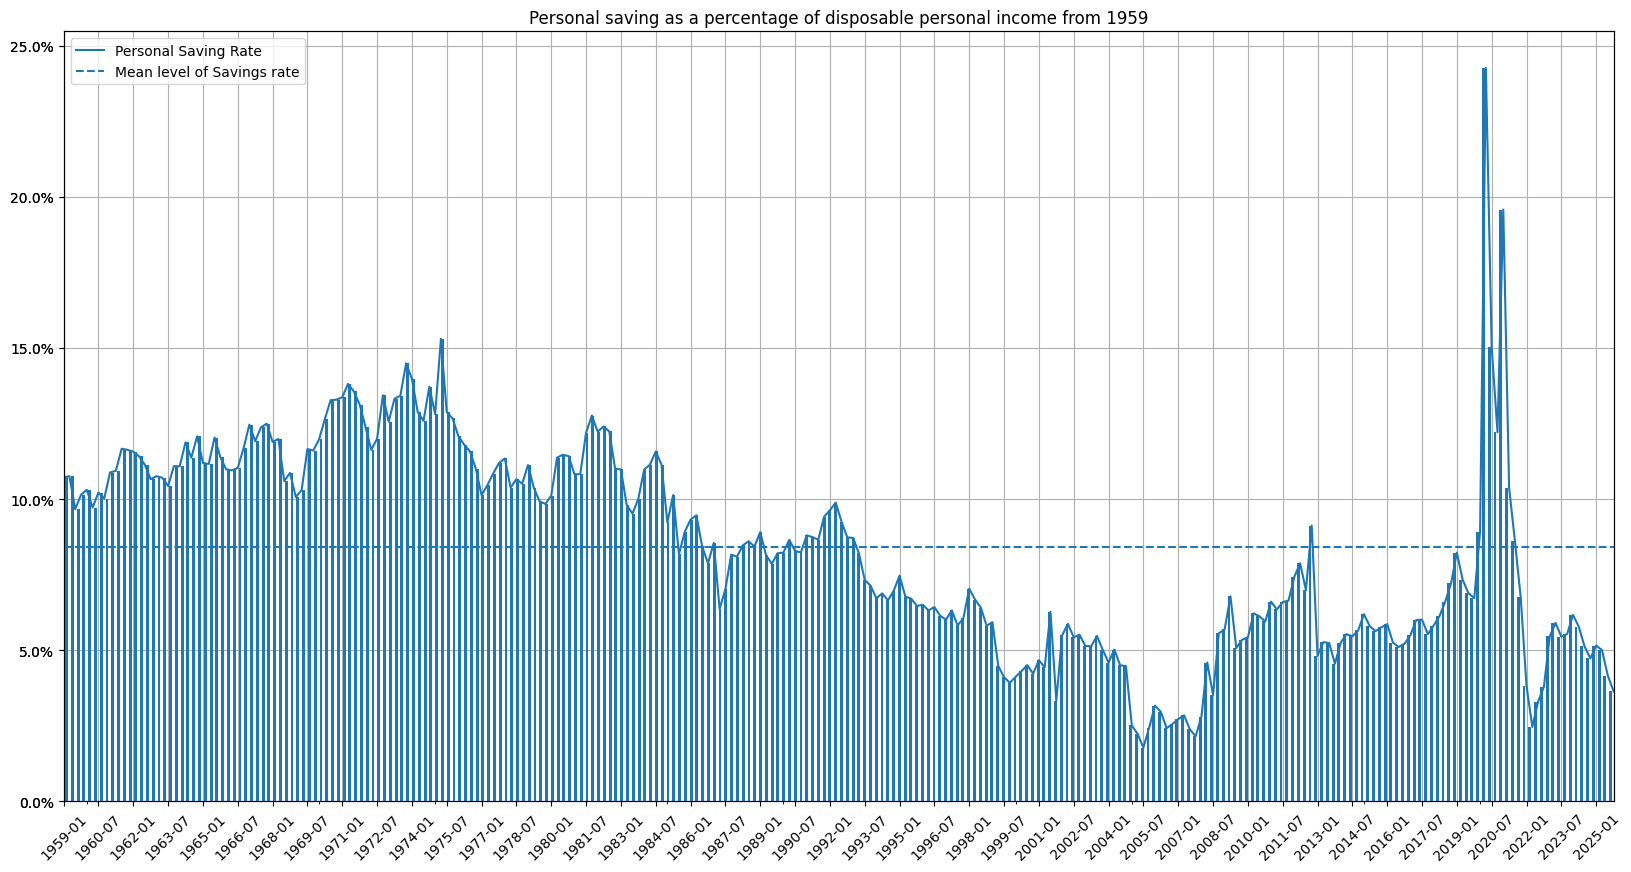
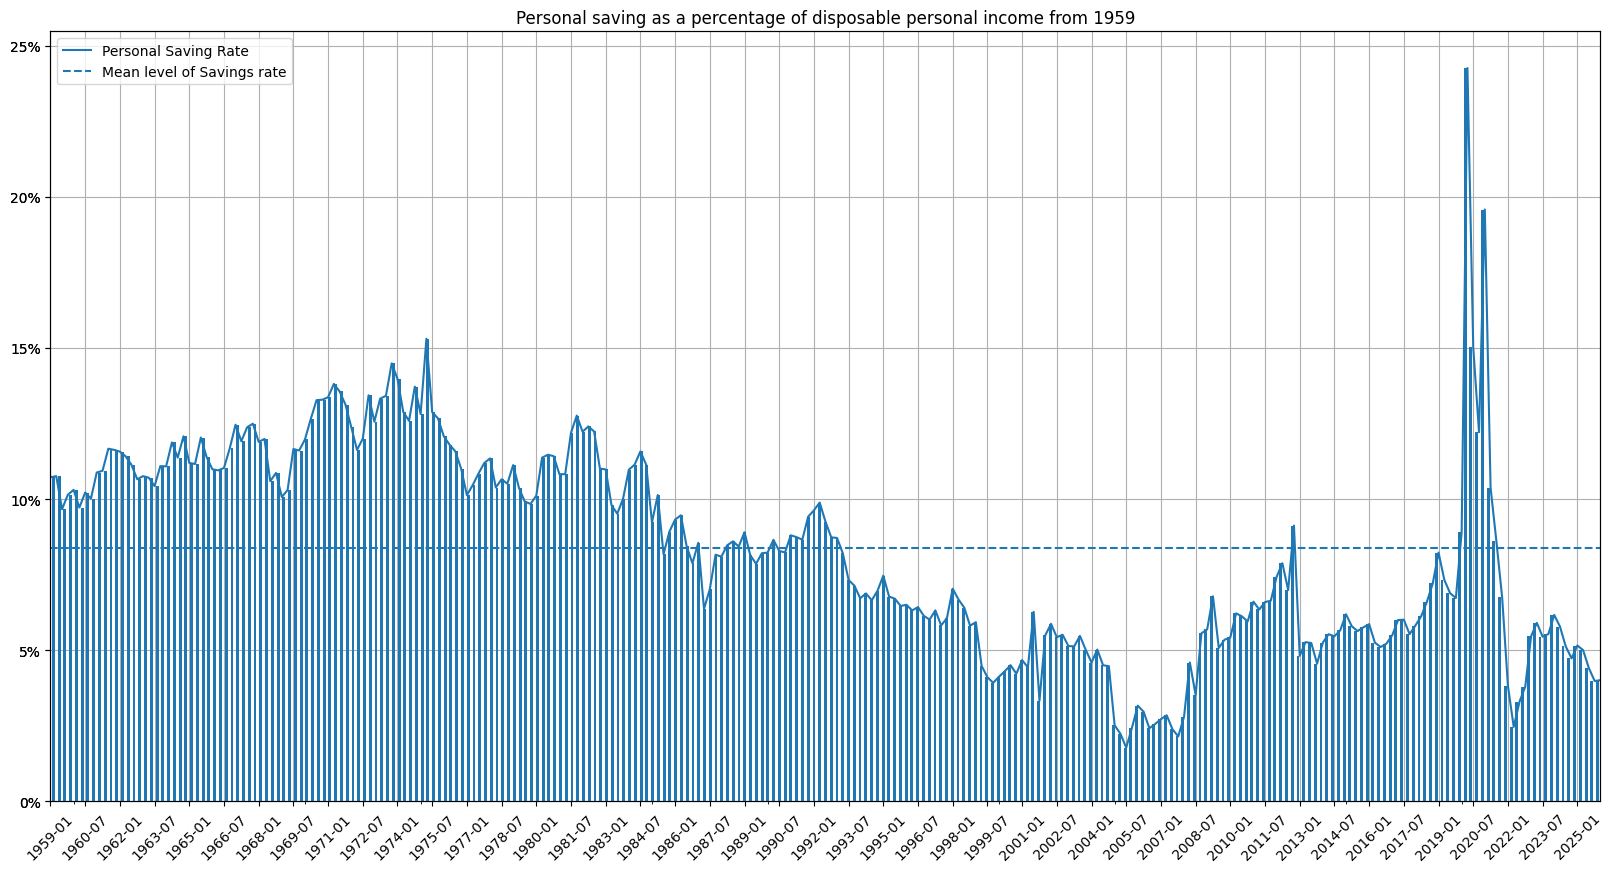
Unified diff of the notebook cell whose output changed from the first chart to the second:
--- before
+++ after
@@ -5,5 +5,5 @@
 ax2 = ax.twiny()
 data_quarterly.iloc[:,idx].plot.bar(ax=ax2, xlabel='', legend=False)
-ax.yaxis.set_major_formatter(mtick.PercentFormatter(1))
+ax.yaxis.set_major_formatter(mtick.PercentFormatter(1, 0))
 ax.axhline(y=data.iloc[:,idx].mean(), ls='--', c='#1f77b4', label=MEAN_LEVEL_OF_SAVINGS_RATE)
 ax.legend()

Commit: Updated with Q1 data